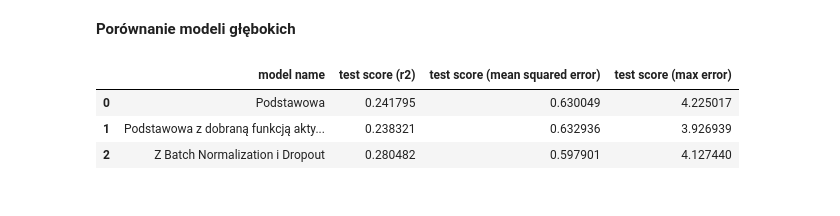
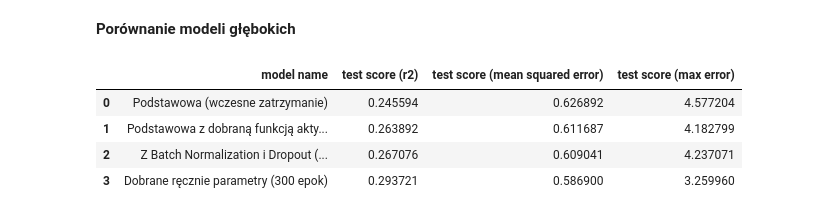
Before and after one commit to WWykret/PSI-Projekt, a Jupyter notebook: wykresy/projetk - 2.ipynb, the cells around one changed output. Drawn from its saved outputs; the diff is of its cells as text; code cells hidden in the pictures.

```diff
--- a/wykresy/projetk - 2.ipynb
+++ b/wykresy/projetk - 2.ipynb
@@ -884,15 +884,19 @@ history_4 = History()
 
 model_4 = Sequential()
 model_4.add(keras.layers.InputLayer(input_shape=X_train_keras.shape[1],))
-model_4.add(Dense(9, use_bias=False))
+model_4.add(Dense(100, use_bias=False))
 model_4.add(BatchNormalization())
 model_4.add(Activation("elu"))
-model_4.add(Dropout(0.2))
-model_4.add(Dense(9, use_bias=False))
+model_4.add(Dropout(0.15))
+model_4.add(Dense(50, use_bias=False))
 model_4.add(BatchNormalization())
 model_4.add(Activation("elu"))
-model_4.add(Dropout(0.2))
+model_4.add(Dropout(0.15))
+model_4.add(Dense(10, use_bias=False))
+model_4.add(BatchNormalization())
+model_4.add(Activation("elu"))
+model_4.add(Dropout(0.15))
 model_4.add(Dense(1,activation="relu"))
 model_4.summary()
 
-model_4.compile(loss="mean_squared_error",optimizer="sgd", metrics=[keras_r2])
+model_4.compile(loss="mean_squared_error",optimizer="Adam", metrics=[keras_r2])
@@ -898,0 +921,5 @@ model_4.compile(loss="mean_squared_error",optimizer="sgd", metrics=[keras_r2])
+# %%
+# history_4 = model_4.fit(X_train_keras, y_train, validation_data=(
+#     X_test_keras, y_test), batch_size=32, epochs=100, callbacks=[EarlyStopping(monitor='val_loss', patience=10, mode='min', verbose=1)])
+history_4 = model_4.fit(X_train_keras, y_train, validation_data=(
+    X_test_keras, y_test), batch_size=32, epochs=300)
@@ -903,38 +966,40 @@ from sklearn.metrics import r2_score, mean_squared_error, max_error
 
 models = []
 
-models.append(("Podstawowa", model_1))
-models.append(("Podstawowa z dobraną funkcją aktywacji", model_2))
-models.append(("Z Batch Normalization i Dropout", model_3))
+models.append(("Podstawowa (wczesne zatrzymanie)", model_1))
+models.append(("Podstawowa z dobraną funkcją aktywacji (wczesne zatrzymanie)", model_2))
+models.append(("Z Batch Normalization i Dropout (1000 epok)", model_3))
+models.append(("Dobrane ręcznie parametry (300 epok)", model_4))
 
 names = []
 scores_test_r2 = []
 scores_test_mse = []
 scores_test_me = []
 
 for name, estimator in models:
     names.append(name)
 
     r2_test_score = r2_score(y_test, estimator.predict(X_test_keras))
     scores_test_r2.append(r2_test_score)
 
     mse_test_score = mean_squared_error(y_test, estimator.predict(X_test_keras))
     scores_test_mse.append(mse_test_score)
 
     me_test_score = max_error(y_test, estimator.predict(X_test_keras))
     scores_test_me.append(me_test_score)
 
 
 model_data = {
     "model name": names,
     "test score (r2)": scores_test_r2,
     "test score (mean squared error)": scores_test_mse,
     "test score (max error)": scores_test_me
 }
 table = pd.DataFrame(model_data)
 table
 # %% [output]
 |  | model name | test score (r2) | test score (mean squared error) | test score (max error) |
-| 0 | Podstawowa | 0.241795 | 0.630049 | 4.225017 |
-| 1 | Podstawowa z dobraną funkcją akty... | 0.238321 | 0.632936 | 3.926939 |
-| 2 | Z Batch Normalization i Dropout | 0.280482 | 0.597901 | 4.127440 |
+| 0 | Podstawowa (wczesne zatrzymanie) | 0.245594 | 0.626892 | 4.577204 |
+| 1 | Podstawowa z dobraną funkcją akty... | 0.263892 | 0.611687 | 4.182799 |
+| 2 | Z Batch Normalization i Dropout (... | 0.267076 | 0.609041 | 4.237071 |
+| 3 | Dobrane ręcznie parametry (300 epok) | 0.293721 | 0.586900 | 3.259960 |
```
Also changed, not shown: parts of 5 cells of this notebook.
